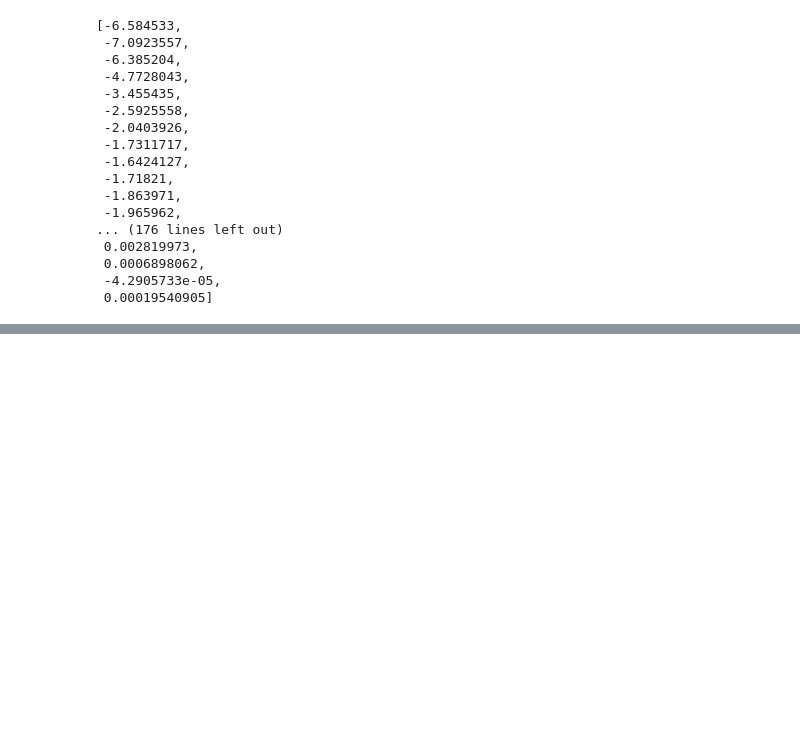
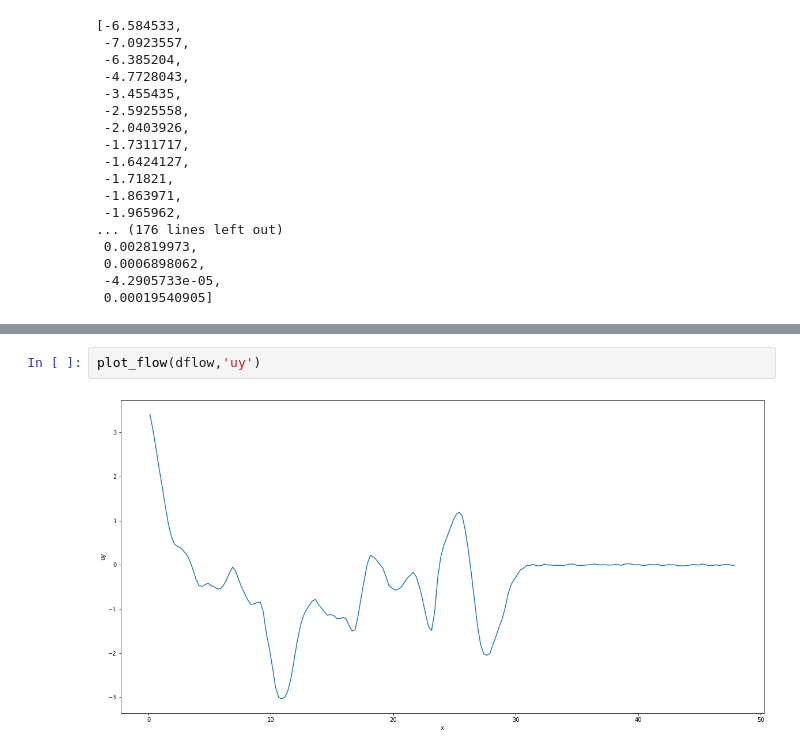
Before and after one commit to collinrbr/FPCAnalysis, a Jupyter notebook: DHyrbidRDevPipeline.ipynb, the cells around one changed output, grey strips where cells are left out. Cells and saved outputs as stored; diff of their text form; blank space fills up the shorter version.

```diff
--- a/DHyrbidRDevPipeline.ipynb
+++ b/DHyrbidRDevPipeline.ipynb
@@ -1907,0 +2018,4 @@ imageio.mimsave('CEywithExB.gif', images)
+# %%
+plot_flow(dflow,'uy')
+# %% [output]
+[figure, added]
```
Also changed, not shown: parts of 31 cells of this notebook, 7 other files.
